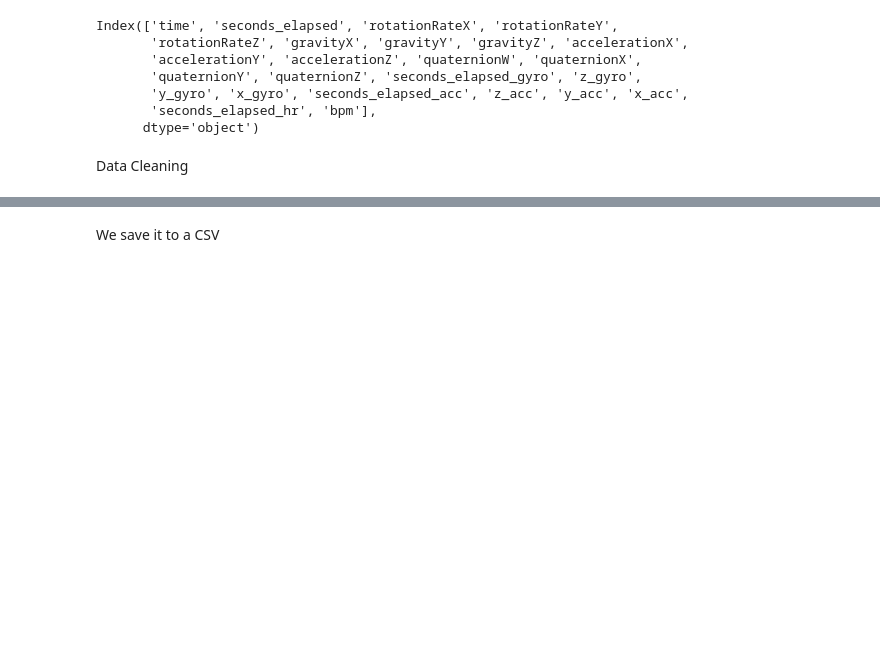
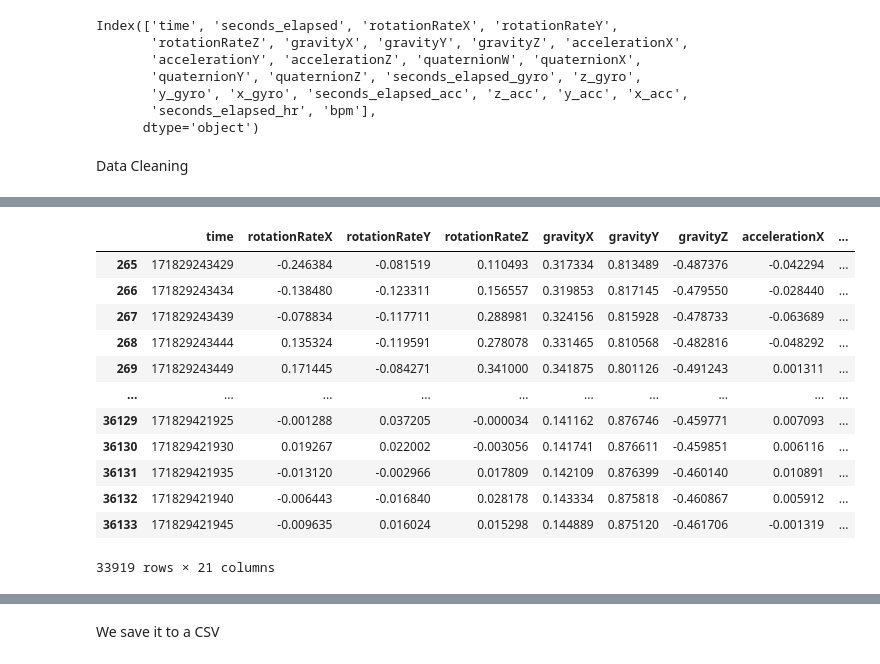
Before and after one commit to Alvarodelamaza/fitness_ml, a Jupyter notebook: preprocessing_data.ipynb, the cells around one changed output, grey strips where cells are left out. Drawn from its saved outputs; the diff is of its cells as text; code cells hidden in the pictures; blank space fills up the shorter version.

```diff
--- a/preprocessing_data.ipynb
+++ b/preprocessing_data.ipynb
@@ -207,0 +151,65 @@ Filtered DataFrame:
+# %%
+import math
+import scipy
+def mark_outliers_chauvenet(dataset, C=2):
+    """Finds outliers in the specified column of datatable and adds a binary column with
+    the same name extended with '_outlier' that expresses the result per data point.
+
+    Taken from: https://github.com/mhoogen/ML4QS/blob/master/Python3Code/Chapter3/OutlierDetection.py
+
+    Args:
+        dataset (pd.DataFrame): The dataset
+        col (string): The column you want apply outlier detection to
+        C (int, optional): Degree of certainty for the identification of outliers given the assumption
+                           of a normal distribution, typicaly between 1 - 10. Defaults to 2.
+
+    Returns:
+        pd.DataFrame: The original dataframe with an extra boolean column
+        indicating whether the value is an outlier or not.
+    """
+
+
+    dataset = dataset.copy()
+        # Compute the mean and standard deviation.
+    for col in dataset.columns:
+
+        mean = dataset[col].mean()
+        std = dataset[col].std()
+        N = len(dataset.index)
+        criterion = 1.0 / (C * N)
+
+        # Consider the deviation for the data points.
+        deviation = abs(dataset[col] - mean) / std
+
+
+        # Express the upper and lower bounds.
+        low = -deviation / np.sqrt(C)
+        high = deviation / np.sqrt(C)
+
+        # Determine the probability of observing the points
+        prob = 1.0 - 0.5 * (scipy.special.erf(high) - scipy.special.erf(low))
+
+        # Create a mask for non-outliers
+        mask = prob >= criterion
+
+        # Apply the mask to remove the outliers for this column
+        dataset = dataset[mask]
+        dataset = dataset.dropna()
+    return dataset
+
+filtered_df=mark_outliers_chauvenet(merged_data, C=2)
+filtered_df
+# %% [output]
+|  | time | rotationRateX | rotationRateY | rotationRateZ | gravityX | gravityY | gravityZ | accelerationX | ... |
+| 265 | 171829243429 | -0.246384 | -0.081519 | 0.110493 | 0.317334 | 0.813489 | -0.487376 | -0.042294 | ... |
+| 266 | 171829243434 | -0.138480 | -0.123311 | 0.156557 | 0.319853 | 0.817145 | -0.479550 | -0.028440 | ... |
+| 267 | 171829243439 | -0.078834 | -0.117711 | 0.288981 | 0.324156 | 0.815928 | -0.478733 | -0.063689 | ... |
+| 268 | 171829243444 | 0.135324 | -0.119591 | 0.278078 | 0.331465 | 0.810568 | -0.482816 | -0.048292 | ... |
+| 269 | 171829243449 | 0.171445 | -0.084271 | 0.341000 | 0.341875 | 0.801126 | -0.491243 | 0.001311 | ... |
+| ... | ... | ... | ... | ... | ... | ... | ... | ... | ... |
+| 36129 | 171829421925 | -0.001288 | 0.037205 | -0.000034 | 0.141162 | 0.876746 | -0.459771 | 0.007093 | ... |
+| 36130 | 171829421930 | 0.019267 | 0.022002 | -0.003056 | 0.141741 | 0.876611 | -0.459851 | 0.006116 | ... |
+| 36131 | 171829421935 | -0.013120 | -0.002966 | 0.017809 | 0.142109 | 0.876399 | -0.460140 | 0.010891 | ... |
+| 36132 | 171829421940 | -0.006443 | -0.016840 | 0.028178 | 0.143334 | 0.875818 | -0.460867 | 0.005912 | ... |
+| 36133 | 171829421945 | -0.009635 | 0.016024 | 0.015298 | 0.144889 | 0.875120 | -0.461706 | -0.001319 | ... |
+33919 rows × 21 columns
```
Also changed, not shown: parts of 7 cells of this notebook, 4 other files.
